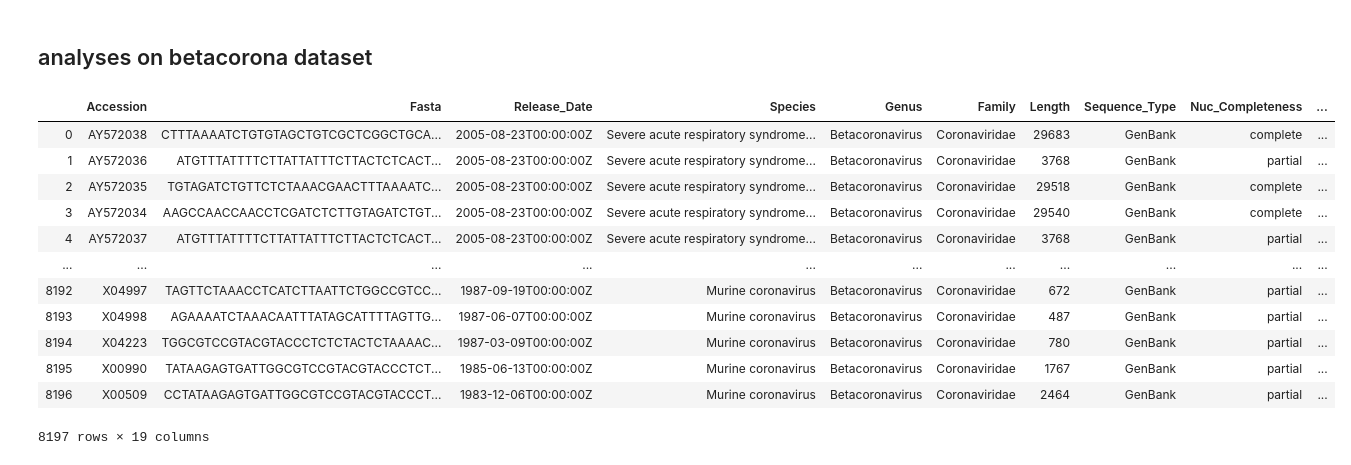
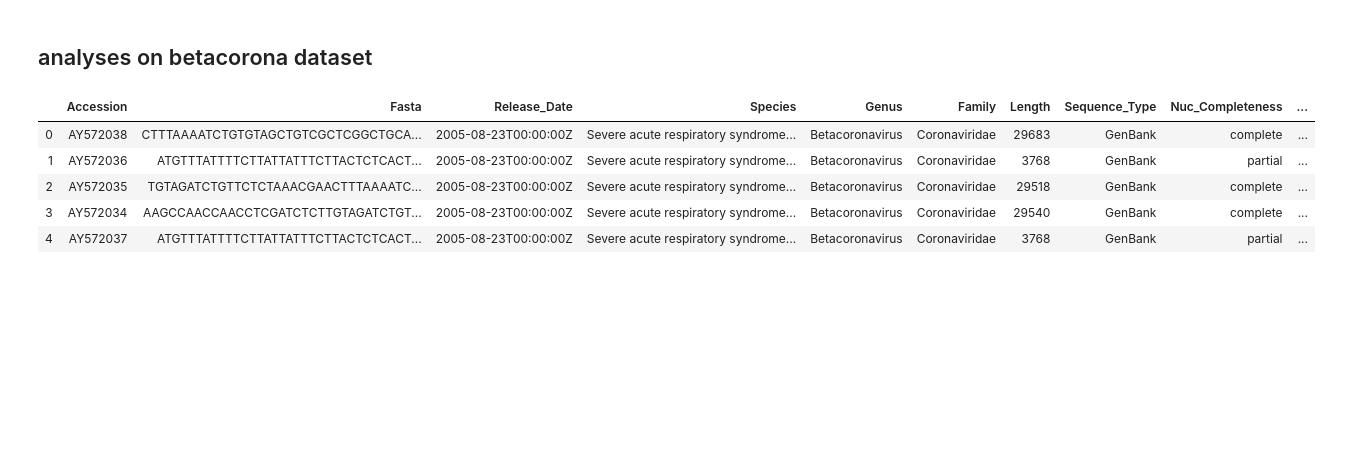
Before and after one commit to noise42/covid_noise, a Jupyter notebook: ML/betacorona.ipynb, the cells around one changed output. Drawn from its saved outputs; the diff is of its cells as text; code cells hidden in the pictures; blank space fills up the shorter version.

```diff
--- a/ML/betacorona.ipynb
+++ b/ML/betacorona.ipynb
@@ -8,19 +8,15 @@ import seaborn as sns
 # %%
 df = pd.read_table("../src/betacorona_ncbiCovid.csv", sep=",", index_col=0)
 df['Country'] = df.Geo_Location.apply(lambda s: s.split(':')[0] if isinstance(s, str) else s )
 
-df
+#separating complete genomes
+long_df = df[df.Nuc_Completeness == 'complete'].copy()
+
+df.head()
 # %% [output]
 |  | Accession | Fasta | Release_Date | Species | Genus | Family | Length | Sequence_Type | Nuc_Completeness | ... |
 | 0 | AY572038 | CTTTAAAATCTGTGTAGCTGTCGCTCGGCTGCA... | 2005-08-23T00:00:00Z | Severe acute respiratory syndrome... | Betacoronavirus | Coronaviridae | 29683 | GenBank | complete | ... |
 | 1 | AY572036 | ATGTTTATTTTCTTATTATTTCTTACTCTCACT... | 2005-08-23T00:00:00Z | Severe acute respiratory syndrome... | Betacoronavirus | Coronaviridae | 3768 | GenBank | partial | ... |
 | 2 | AY572035 | TGTAGATCTGTTCTCTAAACGAACTTTAAAATC... | 2005-08-23T00:00:00Z | Severe acute respiratory syndrome... | Betacoronavirus | Coronaviridae | 29518 | GenBank | complete | ... |
 | 3 | AY572034 | AAGCCAACCAACCTCGATCTCTTGTAGATCTGT... | 2005-08-23T00:00:00Z | Severe acute respiratory syndrome... | Betacoronavirus | Coronaviridae | 29540 | GenBank | complete | ... |
 | 4 | AY572037 | ATGTTTATTTTCTTATTATTTCTTACTCTCACT... | 2005-08-23T00:00:00Z | Severe acute respiratory syndrome... | Betacoronavirus | Coronaviridae | 3768 | GenBank | partial | ... |
-| ... | ... | ... | ... | ... | ... | ... | ... | ... | ... | ... |
-| 8192 | X04997 | TAGTTCTAAACCTCATCTTAATTCTGGCCGTCC... | 1987-09-19T00:00:00Z | Murine coronavirus | Betacoronavirus | Coronaviridae | 672 | GenBank | partial | ... |
-| 8193 | X04998 | AGAAAATCTAAACAATTTATAGCATTTTAGTTG... | 1987-06-07T00:00:00Z | Murine coronavirus | Betacoronavirus | Coronaviridae | 487 | GenBank | partial | ... |
-| 8194 | X04223 | TGGCGTCCGTACGTACCCTCTCTACTCTAAAAC... | 1987-03-09T00:00:00Z | Murine coronavirus | Betacoronavirus | Coronaviridae | 780 | GenBank | partial | ... |
-| 8195 | X00990 | TATAAGAGTGATTGGCGTCCGTACGTACCCTCT... | 1985-06-13T00:00:00Z | Murine coronavirus | Betacoronavirus | Coronaviridae | 1767 | GenBank | partial | ... |
-| 8196 | X00509 | CCTATAAGAGTGATTGGCGTCCGTACGTACCCT... | 1983-12-06T00:00:00Z | Murine coronavirus | Betacoronavirus | Coronaviridae | 2464 | GenBank | partial | ... |
-8197 rows × 19 columns
```
Also changed, not shown: parts of 16 cells of this notebook, 28 other files.
